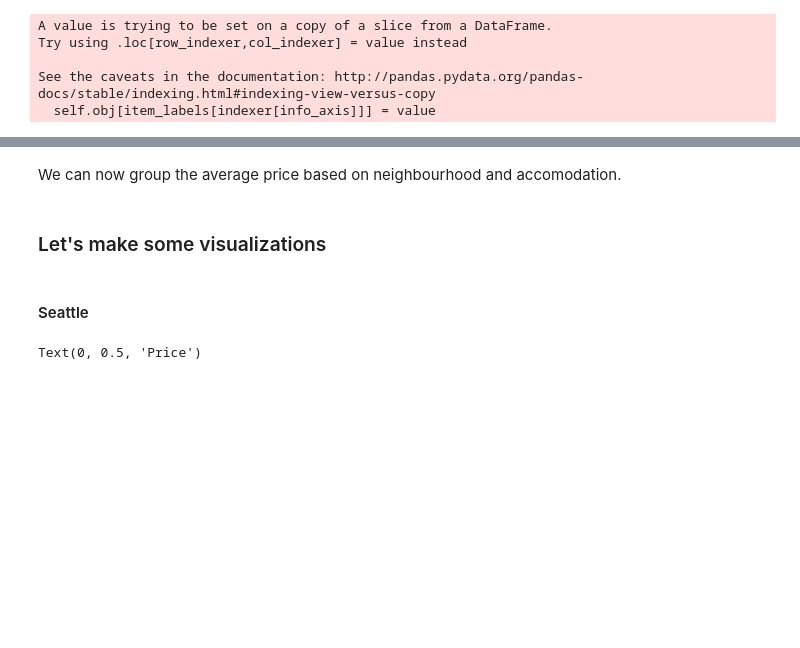
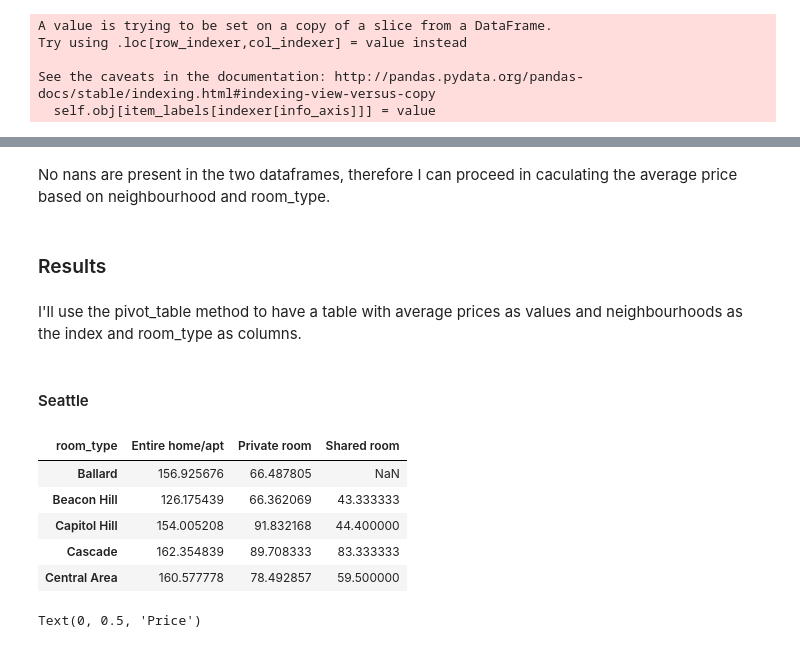
Before and after one commit to Duratorre/AirBnB-Data-Analysis, a Jupyter notebook: Analysis.ipynb, the cells around one changed output, grey strips where cells are left out. Drawn from its saved outputs; the diff is of its cells as text; code cells hidden in the pictures; blank space fills up the shorter version.

Commit message:
ADjusted markdown cells, removed unnecessary cells code

```diff
--- a/Analysis.ipynb
+++ b/Analysis.ipynb
@@ -263,14 +286,0 @@ We can see that these datasets contain a lot of information, with very different
-# %%
-##DO NOT CONSIDER THIS CELL
-
-#df_lis.room_type.unique()
-print(set(df_lis.neighbourhood_cleansed.unique())-set(df_lis.neighbourhood.unique()),
-set(df_lis.neighbourhood.unique())-set(df_lis.neighbourhood_cleansed.unique()))
-#df_lis[df_lis['neighbourhood']=='Magnolia']
-print(len(df_lis.neighbourhood_cleansed.unique()), len(df_lis.neighbourhood.unique()))
-df_lis_bos.neighbourhood.unique()
-
-
-df_lis.loc[:,'price'] = df_lis['price'].str.replace('$', '')
-df_lis.loc[:,'price'] = df_lis['price'].str.replace(',', '').astype(float)
-df_lis['price'].hist()
@@ -300,7 +360,21 @@ See the caveats in the documentation: http://pandas.pydata.org/pandas-docs/stabl
 # %% [markdown]
-We can now group the average price based on neighbourhood and accomodation.
+No nans are present in the two dataframes, therefore I can proceed in caculating the average price based on neighbourhood and room_type.
-# %% [markdown]
-### Let's make some visualizations
+# %% [markdown]
+### Results
+# %% [markdown]
+I'll use the pivot_table method to have a table with average prices as values and neighbourhoods as the index and room_type as columns.
 # %% [markdown]
 #### Seattle
+# %%
+df_lis_plot = df_lis_compare.pivot_table(values='price', index='neighbourhood_group_cleansed',
+                                         columns='room_type', aggfunc=np.nanmean)
+df_lis_plot.index.name = None # reomve index name
+df_lis_plot.head()
+# %% [output]
+| room_type | Entire home/apt | Private room | Shared room |
+| Ballard | 156.925676 | 66.487805 | NaN |
+| Beacon Hill | 126.175439 | 66.362069 | 43.333333 |
+| Capitol Hill | 154.005208 | 91.832168 | 44.400000 |
+| Cascade | 162.354839 | 89.708333 | 83.333333 |
+| Central Area | 160.577778 | 78.492857 | 59.500000 |
 # %%
```
Also changed, not shown: parts of 36 cells of this notebook.
